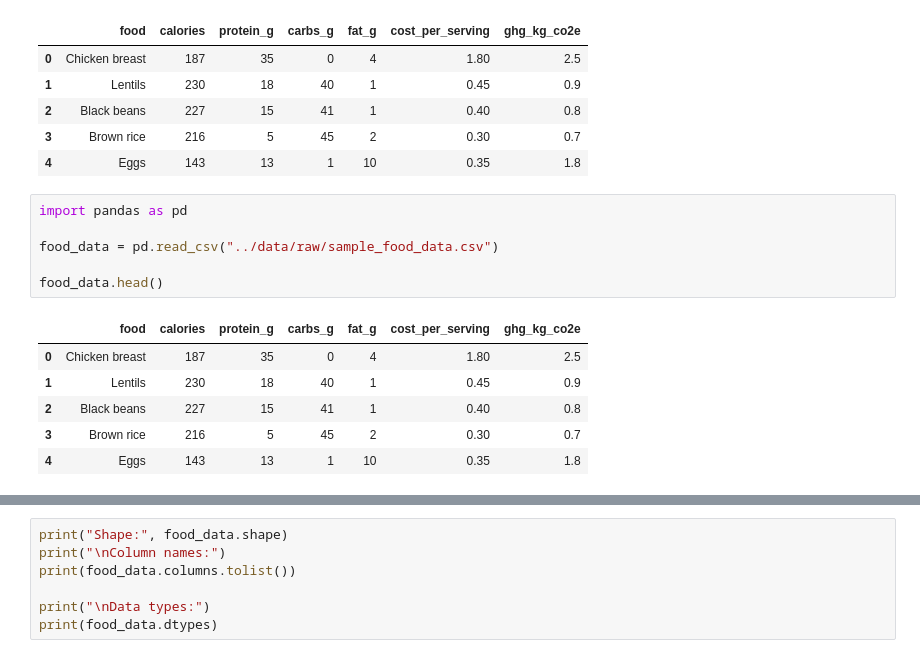
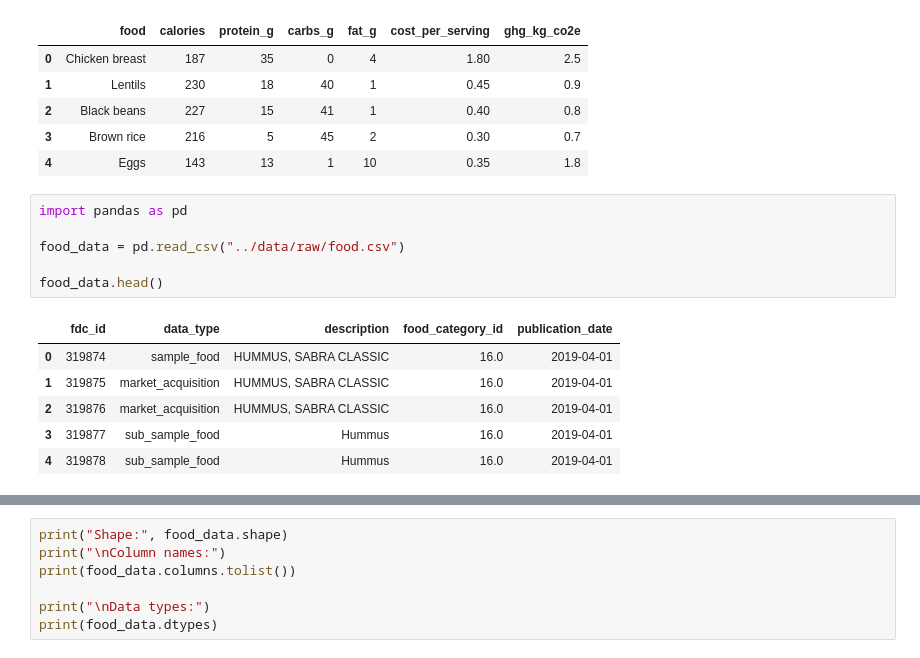
Before and after one commit to albabbitt13-commits/smart-sustainable-meal-optimizer, a Jupyter notebook: notebooks/01_data_exploration.ipynb, the cells around one changed output, grey strips where cells are left out. Saved outputs shown, nothing was run; the diff lists cells and outputs as text.

Commit message:
Cleaned data and initial exploratory analysis

```diff
--- a/notebooks/01_data_exploration.ipynb
+++ b/notebooks/01_data_exploration.ipynb
@@ -53,13 +53,13 @@ food_data.head()
 # %%
 import pandas as pd
 
-food_data = pd.read_csv("../data/raw/sample_food_data.csv")
+food_data = pd.read_csv("../data/raw/food.csv")
 
 food_data.head()
 # %% [output]
-|  | food | calories | protein_g | carbs_g | fat_g | cost_per_serving | ghg_kg_co2e |
-| 0 | Chicken breast | 187 | 35 | 0 | 4 | 1.80 | 2.5 |
-| 1 | Lentils | 230 | 18 | 40 | 1 | 0.45 | 0.9 |
-| 2 | Black beans | 227 | 15 | 41 | 1 | 0.40 | 0.8 |
-| 3 | Brown rice | 216 | 5 | 45 | 2 | 0.30 | 0.7 |
-| 4 | Eggs | 143 | 13 | 1 | 10 | 0.35 | 1.8 |
+|  | fdc_id | data_type | description | food_category_id | publication_date |
+| 0 | 319874 | sample_food | HUMMUS, SABRA CLASSIC | 16.0 | 2019-04-01 |
+| 1 | 319875 | market_acquisition | HUMMUS, SABRA CLASSIC | 16.0 | 2019-04-01 |
+| 2 | 319876 | market_acquisition | HUMMUS, SABRA CLASSIC | 16.0 | 2019-04-01 |
+| 3 | 319877 | sub_sample_food | Hummus | 16.0 | 2019-04-01 |
+| 4 | 319878 | sub_sample_food | Hummus | 16.0 | 2019-04-01 |
```
Also changed, not shown: parts of 197 cells of this notebook, 18 other files.
